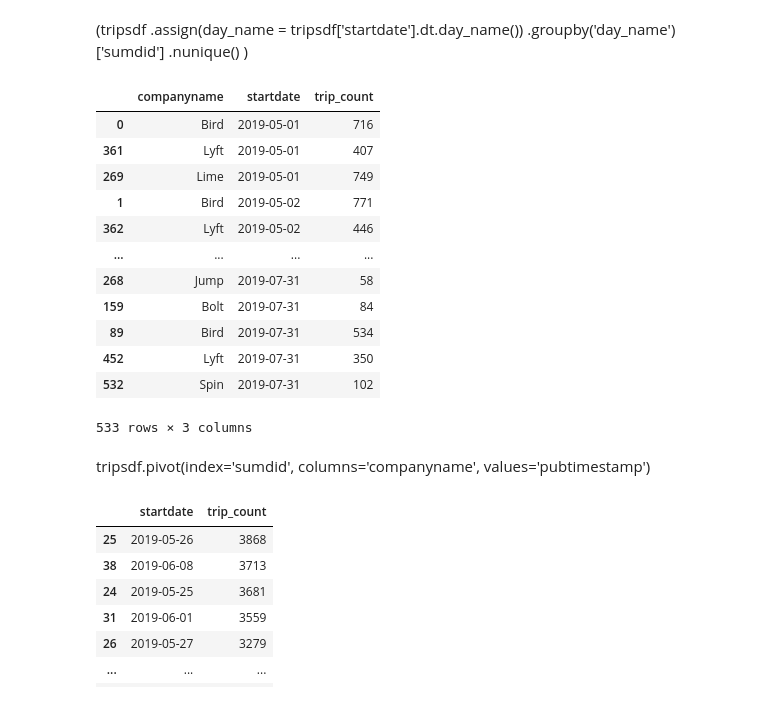
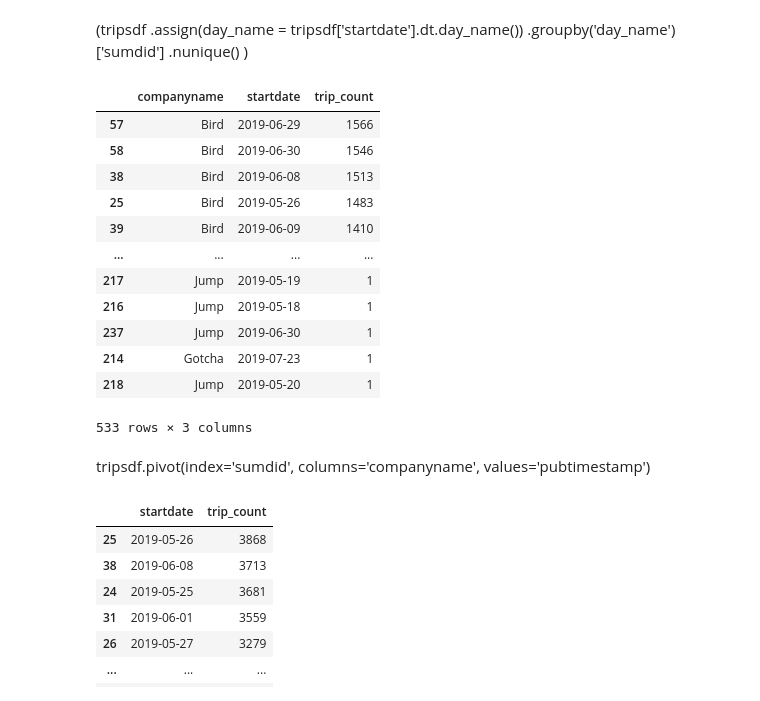
Before and after one commit to NSS-Data-Analytics-Cohort-11/scooters-hot_honey, a Jupyter notebook: notebooks/Scooters.ipynb, the cells around one changed output. Cells and saved outputs as stored; diff of their text form; code cells hidden in the pictures.

```diff
--- a/notebooks/Scooters.ipynb
+++ b/notebooks/Scooters.ipynb
@@ -932,25 +934,25 @@ trips_days
 # %%
 #Number of trips per specific date, also showing which company
 tripsdf[['companyname', 'sumdid', 'startdate']].groupby(['companyname', 'startdate'])['sumdid']\
                                                         .nunique()\
                                                         .reset_index(name = 'trip_count')\
-                                                        .sort_values(['startdate'])
+                                                        .sort_values(['trip_count'], ascending = False)
 # %% [output]
 |  | companyname | startdate | trip_count |
-| 0 | Bird | 2019-05-01 | 716 |
-| 361 | Lyft | 2019-05-01 | 407 |
-| 269 | Lime | 2019-05-01 | 749 |
-| 1 | Bird | 2019-05-02 | 771 |
-| 362 | Lyft | 2019-05-02 | 446 |
+| 57 | Bird | 2019-06-29 | 1566 |
+| 58 | Bird | 2019-06-30 | 1546 |
+| 38 | Bird | 2019-06-08 | 1513 |
+| 25 | Bird | 2019-05-26 | 1483 |
+| 39 | Bird | 2019-06-09 | 1410 |
 | ... | ... | ... | ... |
-| 268 | Jump | 2019-07-31 | 58 |
-| 159 | Bolt | 2019-07-31 | 84 |
-| 89 | Bird | 2019-07-31 | 534 |
-| 452 | Lyft | 2019-07-31 | 350 |
-| 532 | Spin | 2019-07-31 | 102 |
+| 217 | Jump | 2019-05-19 | 1 |
+| 216 | Jump | 2019-05-18 | 1 |
+| 237 | Jump | 2019-06-30 | 1 |
+| 214 | Gotcha | 2019-07-23 | 1 |
+| 218 | Jump | 2019-05-20 | 1 |
 533 rows × 3 columns
-# %% [markdown]
-tripsdf.pivot(index='sumdid', columns='companyname', values='pubtimestamp')
+# %% [markdown]
+tripsdf.pivot(index='sumdid', columns='companyname', values='pubtimestamp')
 # %%
 #Number of trips per specific date in descending order of trip counts
 tripsdf[['sumdid', 'startdate']].groupby(['startdate'])['sumdid']\
```
Also changed, not shown: parts of 93 cells of this notebook.
